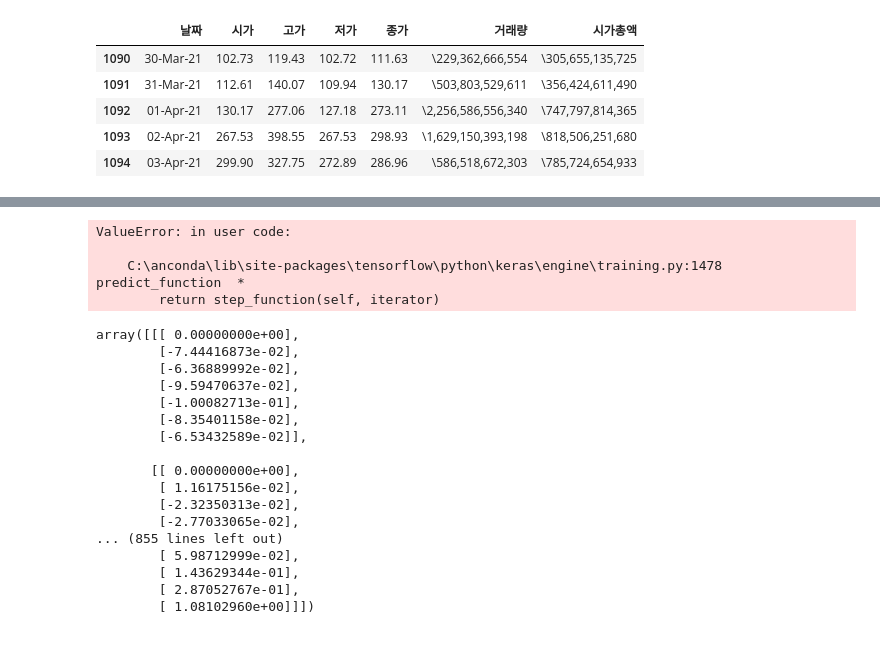
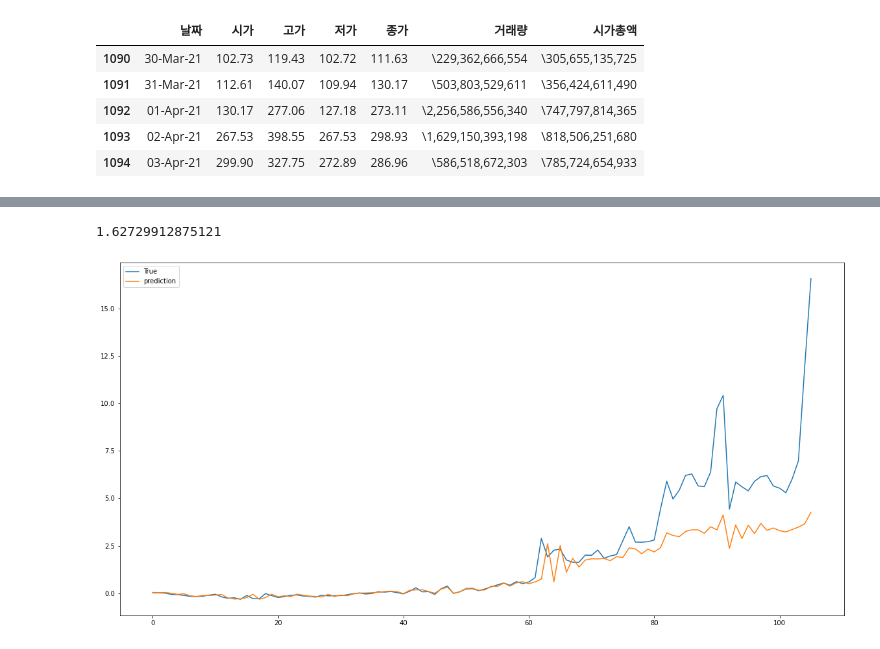
Before and after one commit to jw0245/Coin_prediction, a Jupyter notebook: Coin_prediction_project/MediBloc.ipynb, the cells around one changed output, grey strips where cells are left out. Cells and saved outputs as stored; diff of their text form; code cells hidden in the pictures.

```diff
--- a/Coin_prediction_project/MediBloc.ipynb
+++ b/Coin_prediction_project/MediBloc.ipynb
@@ -192,34 +151,13 @@ plt.show()
+# %%
+y_test[67]
+# %% [output]
+1.62729912875121
 # %%
-pred = model.predict(x_test)
-
-fig = plt.figure(facecolor='white')
+fig = plt.figure(facecolor='white',figsize=(20,10))
 ax = fig.add_subplot(1,1,1)
 ax.plot(y_test,label='True')
 ax.plot(pred, label='prediction')
 ax.legend()
 plt.show()
 # %% [output]
-ValueError: in user code:
-
-    C:\anconda\lib\site-packages\tensorflow\python\keras\engine\training.py:1478 predict_function  *
-        return step_function(self, iterator)
+[figure, added]
-# %%
-x_test
-# %% [output]
-array([[[ 0.00000000e+00],
-        [-7.44416873e-02],
-        [-6.36889992e-02],
-        [-9.59470637e-02],
-        [-1.00082713e-01],
-        [-8.35401158e-02],
-        [-6.53432589e-02]],
-
-       [[ 0.00000000e+00],
-        [ 1.16175156e-02],
-        [-2.32350313e-02],
-        [-2.77033065e-02],
-... (855 lines left out)
-        [ 5.98712999e-02],
-        [ 1.43629344e-01],
-        [ 2.87052767e-01],
-        [ 1.08102960e+00]]])
```
Also changed, not shown: parts of 14 cells of this notebook, 5 other files.
